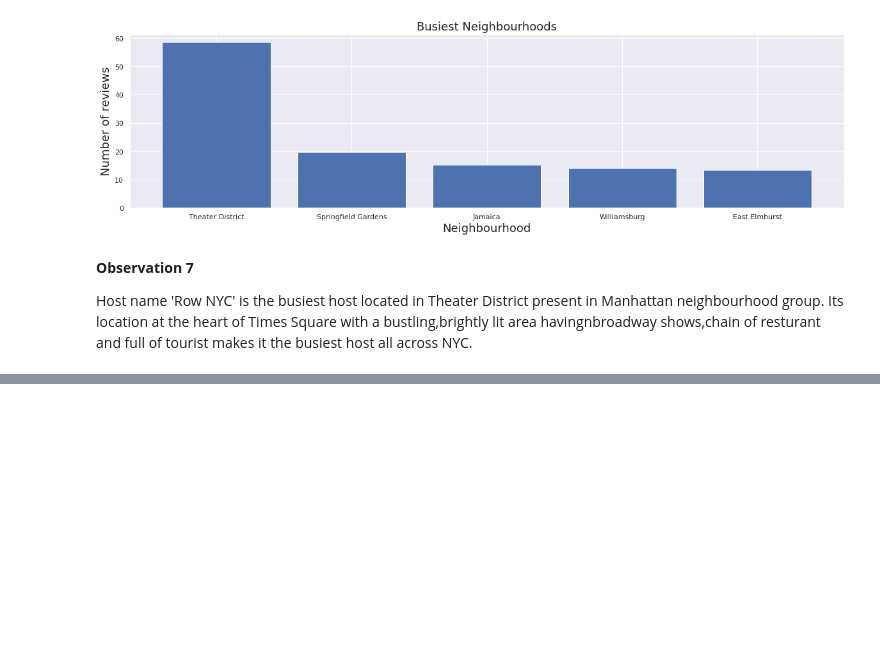
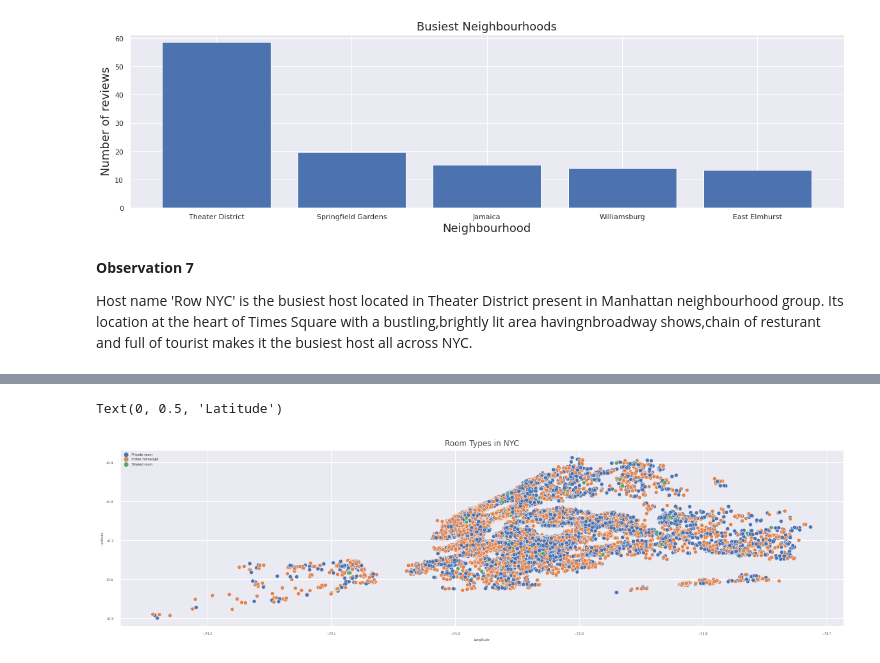
Before and after one commit to Rajat-Sri/Capstone-1-EDA-on-Airbnb-Dataset, a Jupyter notebook: Airbnb_Dataset_Analysis_Rajat_Srivastava_.ipynb, the cells around one changed output, grey strips where cells are left out. Drawn from its saved outputs; the diff is of its cells as text; code cells hidden in the pictures; blank space fills up the shorter version.

```diff
--- a/Airbnb_Dataset_Analysis_Rajat_Srivastava_.ipynb
+++ b/Airbnb_Dataset_Analysis_Rajat_Srivastava_.ipynb
@@ -514,0 +535,13 @@ Its location at the heart of Times Square with a bustling,brightly lit area havi
+# %%
+# Vizualising the room types in the NYC city on map
+
+sns.scatterplot(data= airbnb_data_new, x  = 'longitude',y = 'latitude', hue = 'room_type')
+plt.legend(loc="upper left", frameon=False, fontsize= 5)
+plt.title('Room Types in NYC', size=12, color='#4f4e4e')
+plt.xticks(size=5, color='#4f4e4e')
+plt.yticks(size=5, color='#4f4e4e')
+plt.xlabel('Longitude',size=5, color='#4f4e4e')
+plt.ylabel('Latitude',size=5, color='#4f4e4e')
+# %% [output]
+Text(0, 0.5, 'Latitude')
+[figure, added]
```
Also changed, not shown: parts of 14 cells of this notebook.
